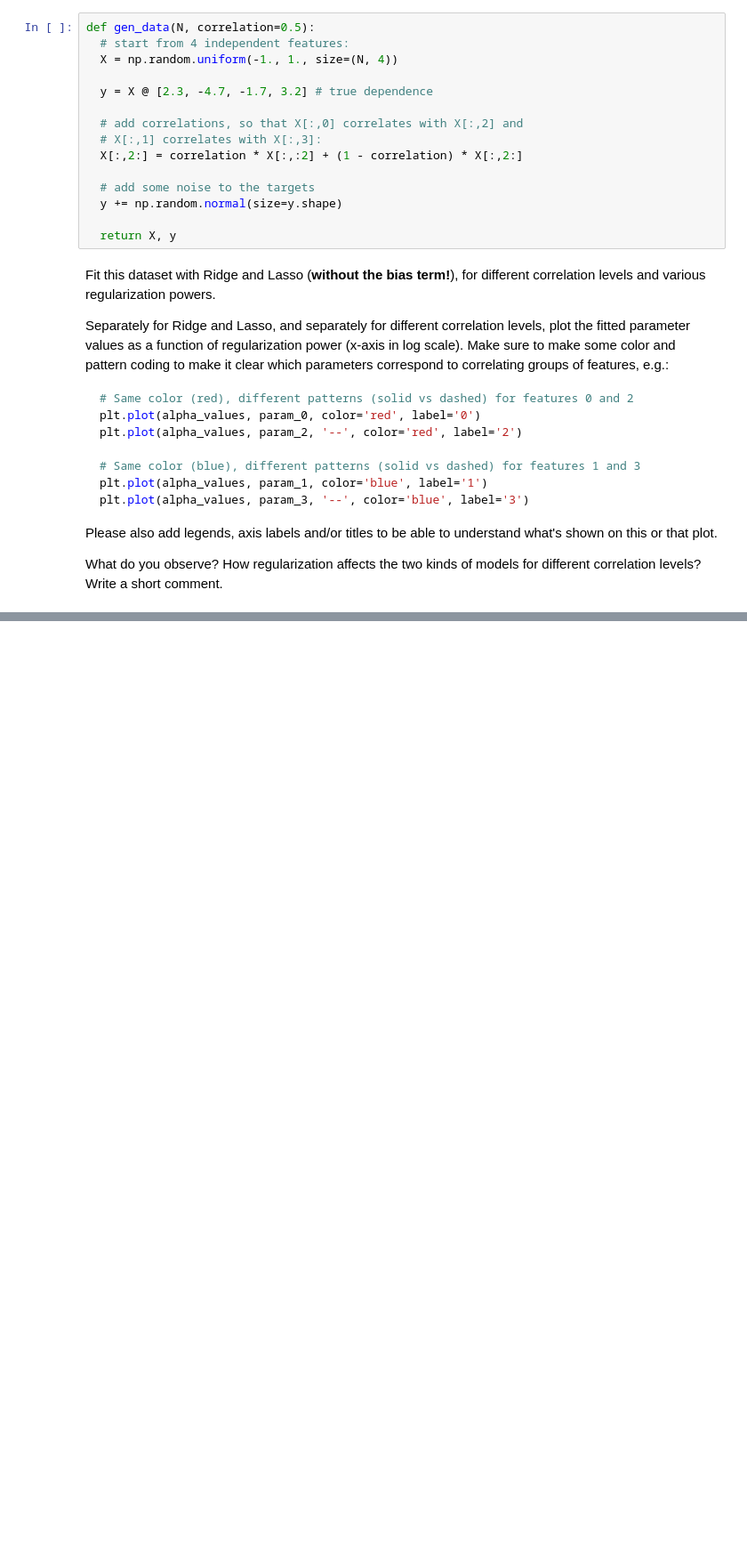
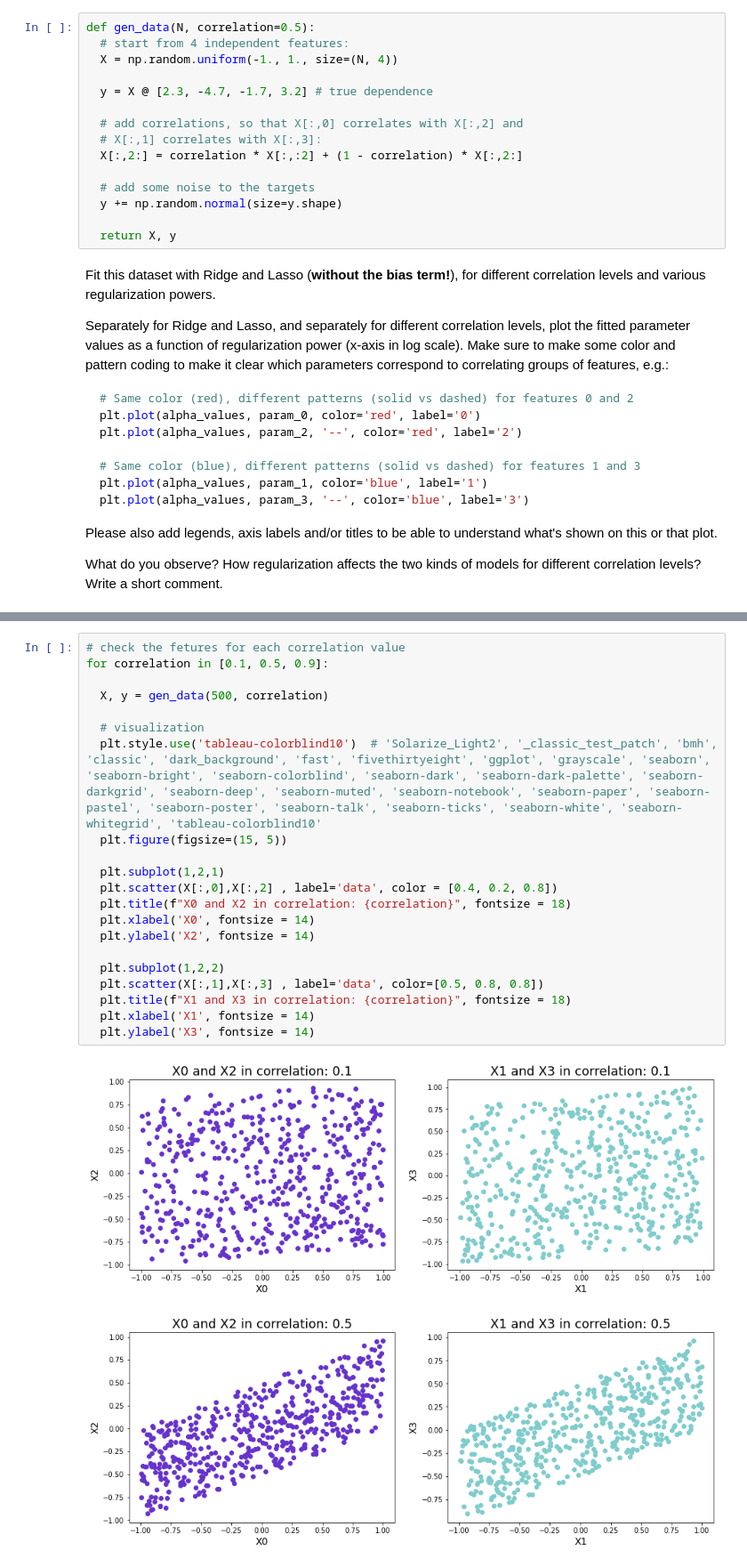
Before and after one commit to Majid-Sohrabi/MLDM-2021-HSE, a Jupyter notebook: Week 04/MLDM_2021_HW4.ipynb, the cells around one changed output, grey strips where cells are left out. Shown: that part at 89% size. Saved outputs shown, nothing was run; the diff lists cells and outputs as text; blank space fills up the shorter version.

```diff
--- a/Week 04/MLDM_2021_HW4.ipynb
+++ b/Week 04/MLDM_2021_HW4.ipynb
@@ -134,0 +136,24 @@ for correlation in [0.1, 0.5, 0.9]:
+# %%
+# check the fetures for each correlation value
+for correlation in [0.1, 0.5, 0.9]:
+
+  X, y = gen_data(500, correlation)
+
+  # visualization
+  plt.style.use('tableau-colorblind10')  # 'Solarize_Light2', '_classic_test_patch', 'bmh', 'classic', 'dark_background', 'fast', 'fivethirtyeight', 'ggplot', 'grayscale', 'seaborn', 'seaborn-bright', 'seaborn-colorblind', 'seaborn-dark', 'seaborn-dark-palette', 'seaborn-darkgrid', 'seaborn-deep', 'seaborn-muted', 'seaborn-notebook', 'seaborn-paper', 'seaborn-pastel', 'seaborn-poster', 'seaborn-talk', 'seaborn-ticks', 'seaborn-white', 'seaborn-whitegrid', 'tableau-colorblind10'
+  plt.figure(figsize=(15, 5))
+
+  plt.subplot(1,2,1)
+  plt.scatter(X[:,0],X[:,2] , label='data', color = [0.4, 0.2, 0.8])
+  plt.title(f"X0 and X2 in correlation: {correlation}", fontsize = 18)
+  plt.xlabel('X0', fontsize = 14)
+  plt.ylabel('X2', fontsize = 14)
+
+  plt.subplot(1,2,2)
+  plt.scatter(X[:,1],X[:,3] , label='data', color=[0.5, 0.8, 0.8])
+  plt.title(f"X1 and X3 in correlation: {correlation}", fontsize = 18)
+  plt.xlabel('X1', fontsize = 14)
+  plt.ylabel('X3', fontsize = 14)
+# %% [output]
+[figure, added]
+[figure, added]
```
Also changed, not shown: parts of 3 cells of this notebook.
